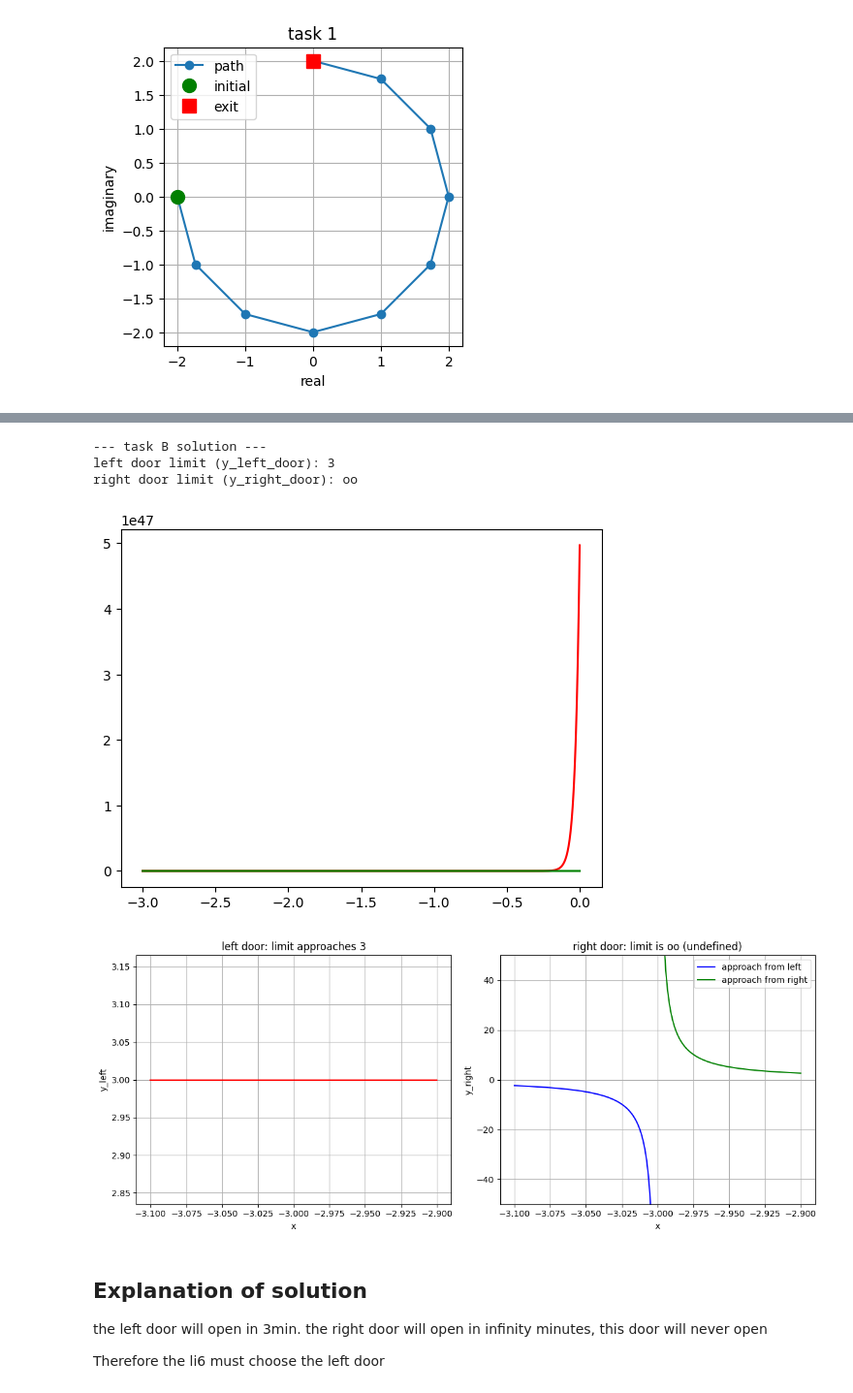
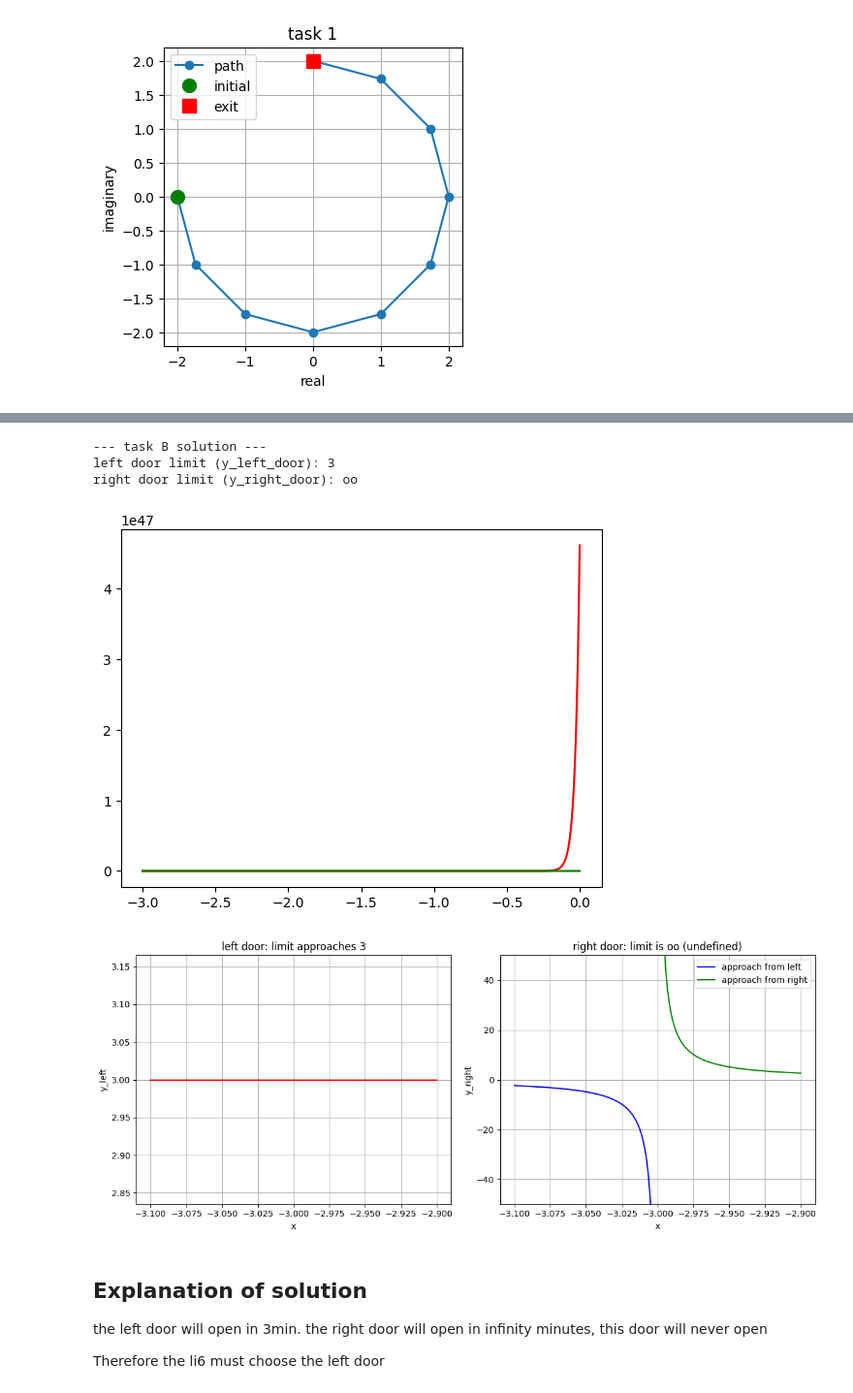
Before and after one commit to SirToby-Gore/mathmatics-assignment-1, a Jupyter notebook: main.ipynb, the cells around one changed output, grey strips where cells are left out. Shown at 97% size. Saved outputs shown, nothing was run; the diff lists cells and outputs as text; code cells hidden in the pictures.

```diff
--- a/main.ipynb
+++ b/main.ipynb
@@ -231,7 +232,7 @@ the limit is undefined and approaches **infinity**: this door will never open
 # %%
 x = np.linspace(0, -3, 10_000)
 
-left = a + (x + a)**100 * np.e**(-1 / (x + a)**a)
+left = a + (x + a)**100 * np.e**(-1 / (x + a)**2)
 
 right = (np.e**(x + a)) / (x + a * np.e ** (x + a))
 
@@ -254,34 +255,34 @@ print(f"left door limit (y_left_door): {y_left_door}")
 print(f"right door limit (y_right_door): {y_right_door}")
 
 fig, (ax1, ax2) = plt.subplots(1, 2, figsize=(12, 5))
 
 x_vals = np.linspace(-3.1, -2.9, 1000)
 f_left = sp.lambdify(x, y_left_expr, 'numpy')
 ax1.plot(x_vals, f_left(x_vals), 'r-')
 ax1.set_title(f'left door: limit approaches {y_left_door}')
 ax1.set_xlabel('x')
 ax1.set_ylabel('y_left')
 ax1.grid(True)
 
 x_vals_l = np.linspace(-3.1, -3.0001, 500)
 x_vals_r = np.linspace(-2.9999, -2.9, 500)
 f_right = sp.lambdify(x, y_right_expr, 'numpy')
 ax2.plot(x_vals_l, f_right(x_vals_l), 'b-', label='approach from left')
 ax2.plot(x_vals_r, f_right(x_vals_r), 'g-', label='approach from right')
 ax2.set_title(f'right door: limit is {y_right_door} (undefined)')
 ax2.set_xlabel('x')
 ax2.set_ylabel('y_right')
 ax2.set_ylim(-50, 50) # Limit the view to show the asymptote
 ax2.legend()
 ax2.grid(True)
 
 plt.tight_layout()
 plt.show()
 # %% [output]
 --- task B solution ---
 left door limit (y_left_door): 3
 right door limit (y_right_door): oo
-[figure, old version]
+[figure, new version]
 [figure]
 # %% [markdown]
 ## Explanation of solution
```
Also changed, not shown: parts of 5 cells of this notebook, 11 other files.
